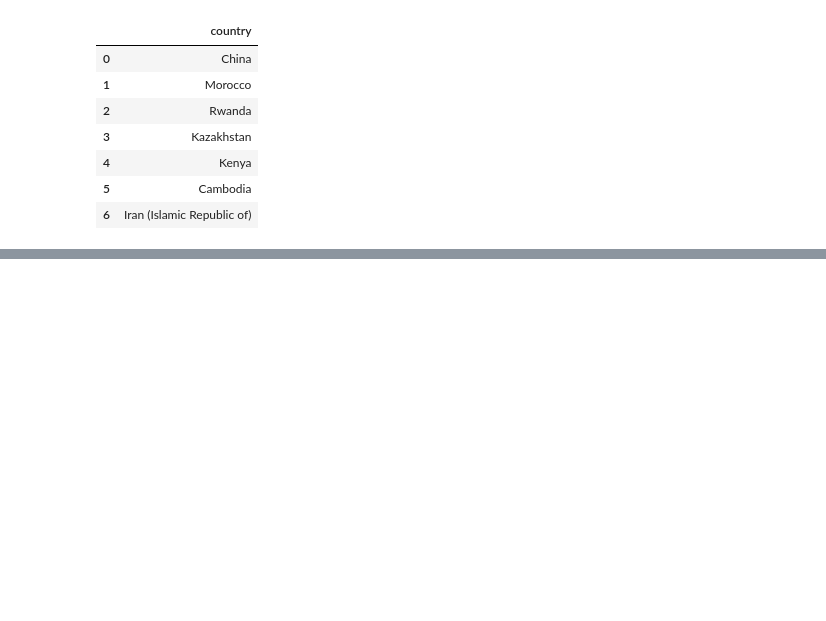
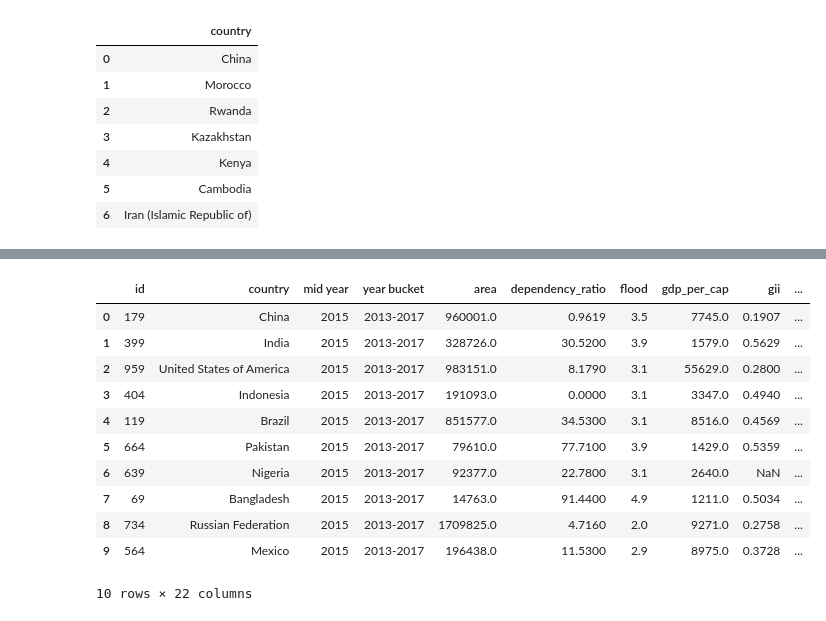
Before and after one commit to rupalimayekar/WaterIsWet, a Jupyter notebook: src/hdi-gdp-data-explore.ipynb, the cells around one changed output, grey strips where cells are left out. Drawn from its saved outputs; the diff is of its cells as text; code cells hidden in the pictures; blank space fills up the shorter version.

Commit message:
Added code for the summary data table

```diff
--- a/src/hdi-gdp-data-explore.ipynb
+++ b/src/hdi-gdp-data-explore.ipynb
@@ -502,0 +608,19 @@ combined_df
+# %%
+query_statement = "select * \
+                    from Data where `mid year` = 2015\
+                    order by total_pop desc"
+pop_df = pd.read_sql_query(query_statement, session.bind)
+pop_df.head(10)
+# %% [output]
+|  | id | country | mid year | year bucket | area | dependency_ratio | flood | gdp_per_cap | gii | ... |
+| 0 | 179 | China | 2015 | 2013-2017 | 960001.0 | 0.9619 | 3.5 | 7745.0 | 0.1907 | ... |
+| 1 | 399 | India | 2015 | 2013-2017 | 328726.0 | 30.5200 | 3.9 | 1579.0 | 0.5629 | ... |
+| 2 | 959 | United States of America | 2015 | 2013-2017 | 983151.0 | 8.1790 | 3.1 | 55629.0 | 0.2800 | ... |
+| 3 | 404 | Indonesia | 2015 | 2013-2017 | 191093.0 | 0.0000 | 3.1 | 3347.0 | 0.4940 | ... |
+| 4 | 119 | Brazil | 2015 | 2013-2017 | 851577.0 | 34.5300 | 3.1 | 8516.0 | 0.4569 | ... |
+| 5 | 664 | Pakistan | 2015 | 2013-2017 | 79610.0 | 77.7100 | 3.9 | 1429.0 | 0.5359 | ... |
+| 6 | 639 | Nigeria | 2015 | 2013-2017 | 92377.0 | 22.7800 | 3.1 | 2640.0 | NaN | ... |
+| 7 | 69 | Bangladesh | 2015 | 2013-2017 | 14763.0 | 91.4400 | 4.9 | 1211.0 | 0.5034 | ... |
+| 8 | 734 | Russian Federation | 2015 | 2013-2017 | 1709825.0 | 4.7160 | 2.0 | 9271.0 | 0.2758 | ... |
+| 9 | 564 | Mexico | 2015 | 2013-2017 | 196438.0 | 11.5300 | 2.9 | 8975.0 | 0.3728 | ... |
+10 rows × 22 columns
```
Also changed, not shown: parts of 10 cells of this notebook, 5 other files.
